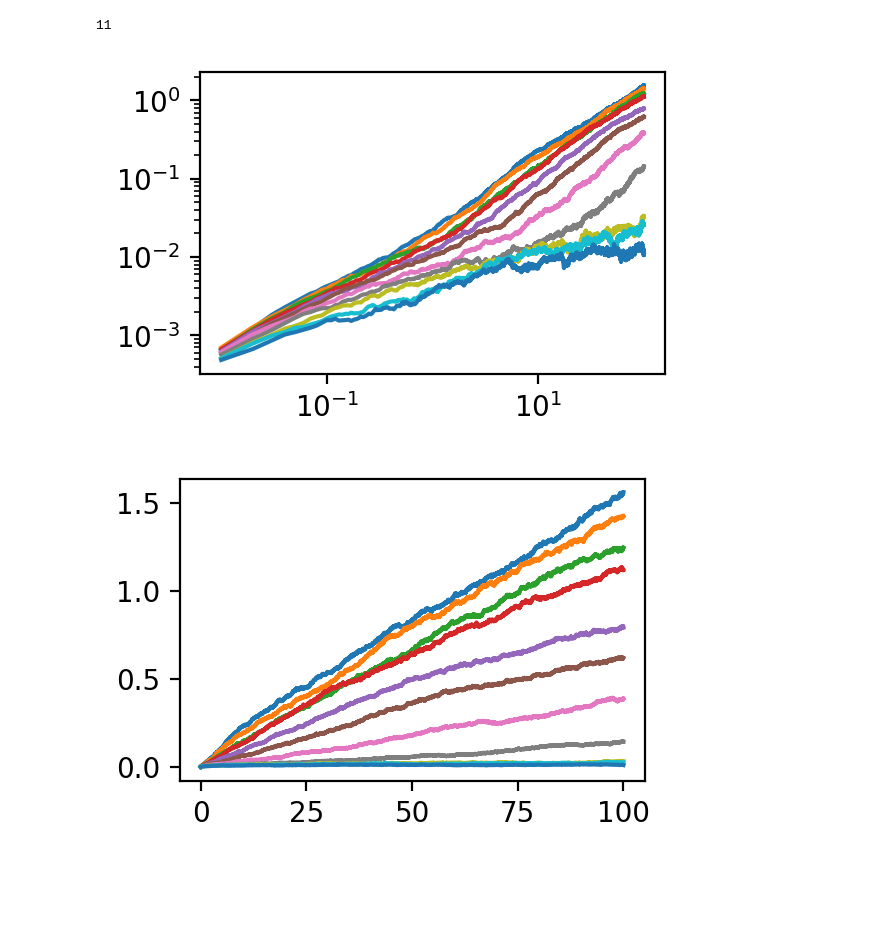
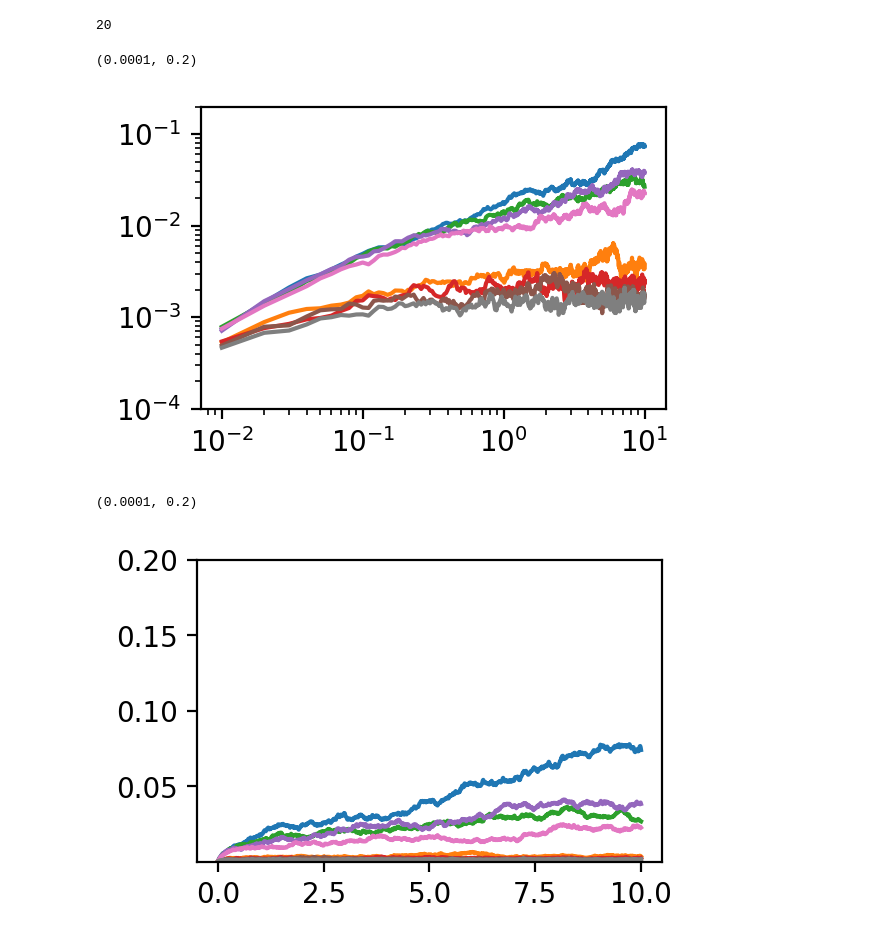
Before and after one commit to ianrgraham/md-lv, a Jupyter notebook: notebooks/local/investigate_glass_transition_epsilon.ipynb, the cells around one changed output. Cells and saved outputs as stored; diff of their text form; code cells hidden in the pictures; blank space fills up the shorter version.

```diff
--- a/notebooks/local/investigate_glass_transition_epsilon.ipynb
+++ b/notebooks/local/investigate_glass_transition_epsilon.ipynb
@@ -23,4 +23,4 @@ from itertools import product
 
 from scipy.io import savemat
 # %%
-files = glob.glob("/home/ian/Documents/Data/MD_LV_investigate/epsilon_lj/*dt-1e-3*lj*")
+files = glob.glob("/home/ian/Documents/Data/MD_LV_investigate/epsilon_lj_new/genvar*n-25_na-9_l*lj*")
@@ -27,9 +53,9 @@ files = glob.glob("/home/ian/Documents/Data/MD_LV_investigate/epsilon_lj/*dt-1e-
 # %%
 len(files)
 # %% [output]
-11
+20
 # %%
-for f in sorted(files):
+for f in sorted(files)[12:]:
     with h5py.File(f, "r") as f:
         norm = f["data"]["Norm"][0]
         MSD = f["data"]["MSD"][0]
@@ -37,17 +63,21 @@ for f in sorted(files):
     plt.plot(time, MSD/norm)
 plt.yscale('log')
 plt.xscale('log')
+plt.ylim(1e-4, 2e-1)
 # %% [output]
+(0.0001, 0.2)
-[figure, old version]
+[figure, new version]
 # %%
-for f in sorted(files):
+for f in sorted(files)[12:]:
     with h5py.File(f, "r") as f:
         norm = f["data"]["Norm"][0]
         MSD = f["data"]["MSD"][0]
         time = f["data"]["time"][:]
     plt.plot(time, MSD/norm)
+plt.ylim(1e-4, 2e-1)
 # plt.yscale('log')
 # plt.xscale('log')
 # %% [output]
+(0.0001, 0.2)
-[figure, old version]
+[figure, new version]
 # %%
```
Also changed, not shown: parts of 8 cells of this notebook, 7 other files.
